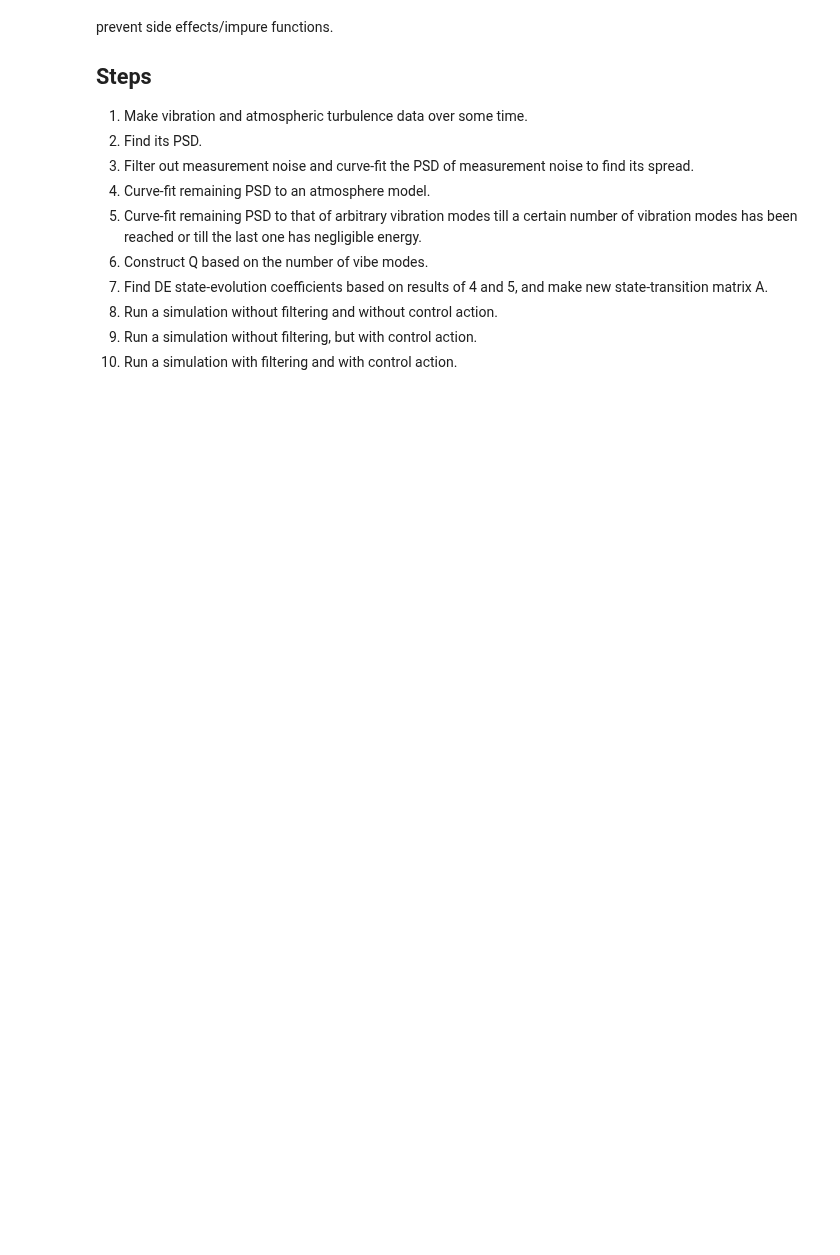
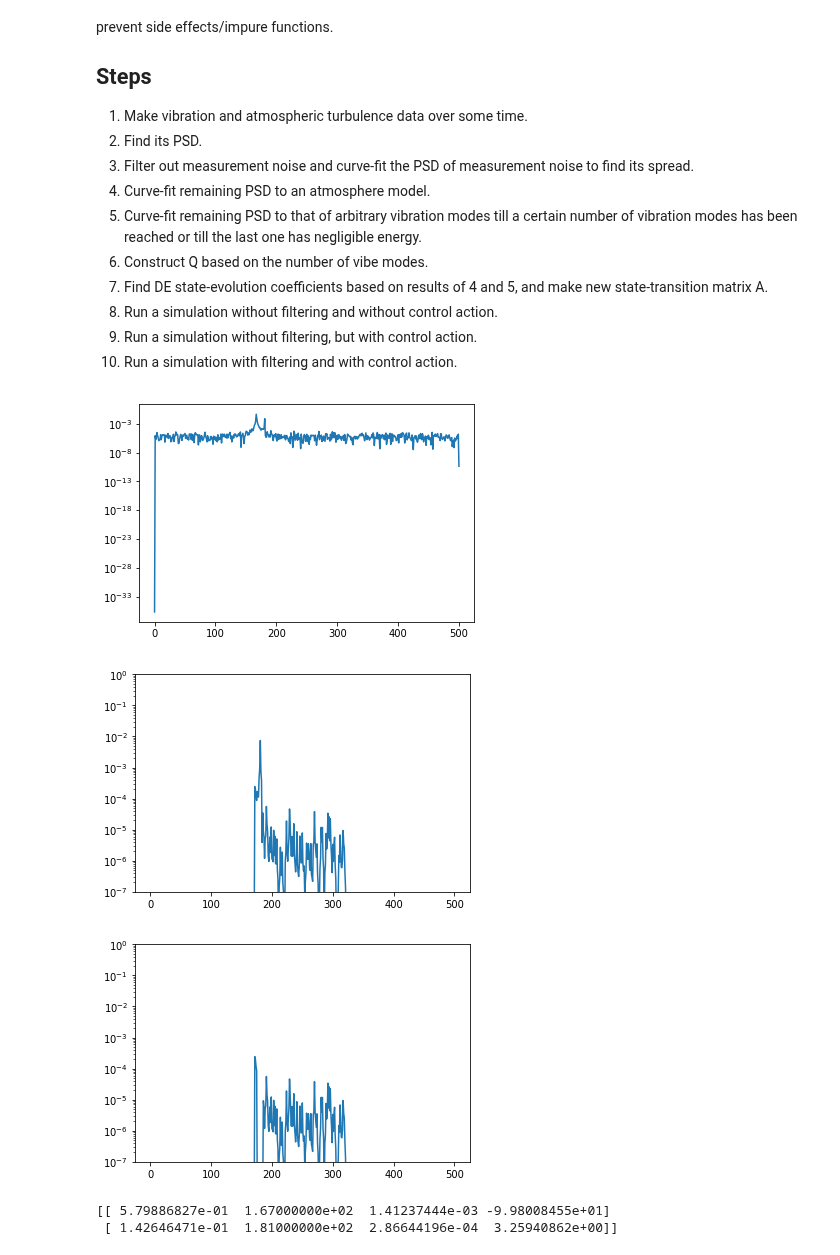
Before and after one commit to aditya-sengupta/tip-tilt-control, a Jupyter notebook: tip-tilt/sysid_onemode.ipynb, the cells around one changed output. Drawn from its saved outputs; the diff is of its cells as text; code cells hidden in the pictures; blank space fills up the shorter version.

```diff
--- a/tip-tilt/sysid_onemode.ipynb
+++ b/tip-tilt/sysid_onemode.ipynb
@@ -303,12 +306,21 @@ def kfilter(params, variances, measurements):
 # %%
 # run everything
 
 pos = make_vibe_data() + make_atm_data()
 pos_noisy = make_noisy_data(pos)
 freqs, psd = get_psd(pos_noisy)
+plt.semilogy(freqs, psd)
+plt.show()
 psd = noise_filter(freqs, psd)
 psd, _ = atmosphere_fit(freqs, psd)
 params, variances = vibe_fit(freqs, psd)
+print(params)
+# %% [output]
+[figure, added]
+[figure, added]
+[figure, added]
+[[ 5.79886827e-01  1.67000000e+02  1.41237444e-03 -9.98008455e+01]
+ [ 1.42646471e-01  1.81000000e+02  2.86644196e-04  3.25940862e+00]]
 # %%
 pos_r = simulate(params)
 plt.figure(figsize=(10,10))
```
Also changed, not shown: parts of 5 cells of this notebook, 1 other file.
